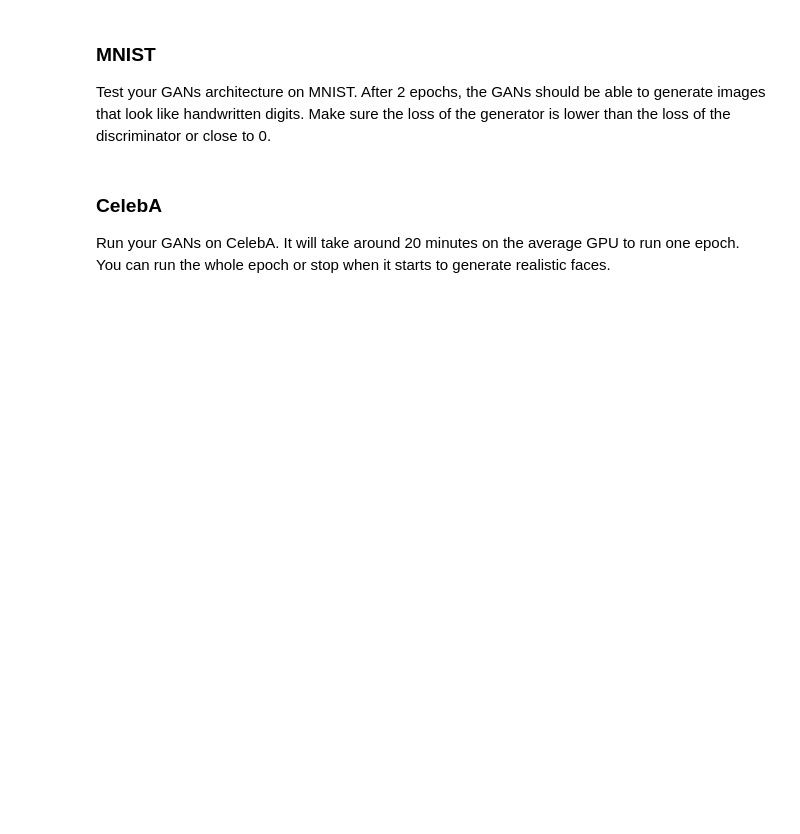
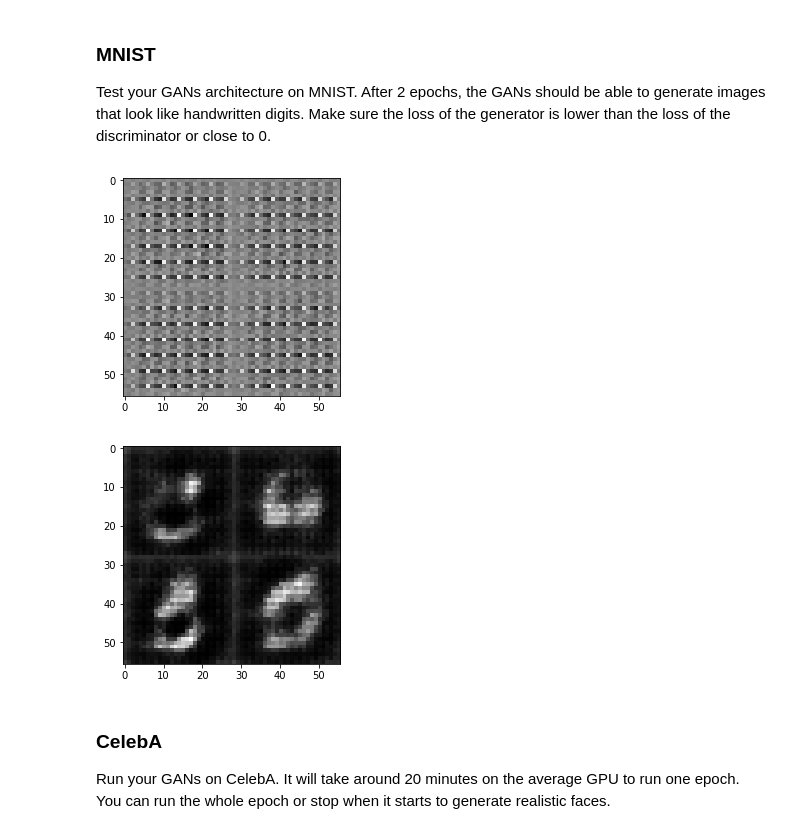
Before and after one commit to datanigu/Deep-Learning, a Jupyter notebook: face_generation/dlnd_face_generation.ipynb, the cells around one changed output. Drawn from its saved outputs; the diff is of its cells as text; code cells hidden in the pictures; blank space fills up the shorter version.

```diff
--- a/face_generation/dlnd_face_generation.ipynb
+++ b/face_generation/dlnd_face_generation.ipynb
@@ -120,9 +121,9 @@ def model_inputs(image_width, image_height, image_channels, z_dim):
     :return: Tuple of (tensor of real input images, tensor of z data, learning rate)
     """
     # TODO: Implement Function
-    real_input = tf.placeholder(dtype = tf.float32, shape = (None,image_width, image_height, image_channels))
-    z_input = tf.placeholder(dtype = tf.float32, shape = (None,z_dim))
-    learning_rate = tf.placeholder(dtype = tf.float32, shape = (None))
+    real_input = tf.placeholder(dtype = tf.float32, shape = (None,image_width, image_height, image_channels),name='real_input')
+    z_input = tf.placeholder(dtype = tf.float32, shape = (None,z_dim),name='z_input')
+    learning_rate = tf.placeholder(dtype = tf.float32, name='learning_rate')
 
     return real_input, z_input, learning_rate
 
@@ -224,8 +240,24 @@ def model_loss(input_real, input_z, out_channel_dim):
     :return: A tuple of (discriminator loss, generator loss)
     """
     # TODO: Implement Function
+    g_logits = generator(input_z, out_channel_dim, is_training = True, alpha = 0.2)
+    d_real_logits, d_real_output = discriminator(input_real, reuse=False, alpha = 0.2)
+    d_fake_logits, d_fake_output = discriminator(g_logits, reuse = True, alpha = 0.2)
 
-    return None, None
+    smooth = 0.9
+    d_labels_real = tf.ones_like(d_real_output)*(1-smooth)
+    d_labels_fake = tf.zeros_like(d_real_output)
+    g_labels = tf.ones_like(d_fake_output)
+
+    g_loss = tf.reduce_mean(tf.nn.sigmoid_cross_entropy_with_logits(logits = d_fake_logits, labels = g_labels))
+
+
+    d_loss_fake = tf.reduce_mean(tf.nn.sigmoid_cross_entropy_with_logits(logits = d_fake_logits, labels = d_labels_fake))
+    d_loss_real = tf.reduce_mean(tf.nn.sigmoid_cross_entropy_with_logits(logits = d_real_logits, labels = d_labels_real))
+
+    d_loss = d_loss_fake + d_loss_real
+
+    return g_loss, d_loss
 
 
 """
@@ -246,8 +280,15 @@ def model_opt(d_loss, g_loss, learning_rate, beta1):
     :return: A tuple of (discriminator training operation, generator training operation)
     """
     # TODO: Implement Function
+    t_list = tf.trainable_variables()
+    g_var_list = [v for v in t_list if v.name.startswith('generator')]
+    d_var_list = [v for v in t_list if v.name.startswith('discriminator')]
 
-    return None, None
+    with tf.control_dependencies(tf.get_collection(tf.GraphKeys.UPDATE_OPS)):
+        g_train_optimizer = tf.train.AdamOptimizer(learning_rate, beta1).minimize(g_loss, var_list = g_var_list)
+        d_train_optimizer = tf.train.AdamOptimizer(learning_rate, beta1).minimize(d_loss, var_list = d_var_list)
+
+    return g_train_optimizer, d_train_optimizer
 
 
 """
@@ -317,21 +399,24 @@ def train(epoch_count, batch_size, z_dim, learning_rate, beta1, get_batches, dat
 ### MNIST
 Test your GANs architecture on MNIST.  After 2 epochs, the GANs should be able to generate images that look like handwritten digits.  Make sure the loss of the generator is lower than the loss of the discriminator or close to 0.
 # %%
-batch_size = None
-z_dim = None
-learning_rate = None
-beta1 = None
+batch_size = 128
+z_dim = 100
+learning_rate = 0.001
+beta1 = 0.5
 
 
 """
 DON'T MODIFY ANYTHING IN THIS CELL THAT IS BELOW THIS LINE
 """
 epochs = 2
 
 mnist_dataset = helper.Dataset('mnist', glob(os.path.join(data_dir, 'mnist/*.jpg')))
 with tf.Graph().as_default():
     train(epochs, batch_size, z_dim, learning_rate, beta1, mnist_dataset.get_batches,
           mnist_dataset.shape, mnist_dataset.image_mode)
+# %% [output]
+[figure, added]
+[figure, added]
 # %% [markdown]
 ### CelebA
 Run your GANs on CelebA.  It will take around 20 minutes on the average GPU to run one epoch.  You can run the whole epoch or stop when it starts to generate realistic faces.
```
Also changed, not shown: parts of 8 cells of this notebook.
